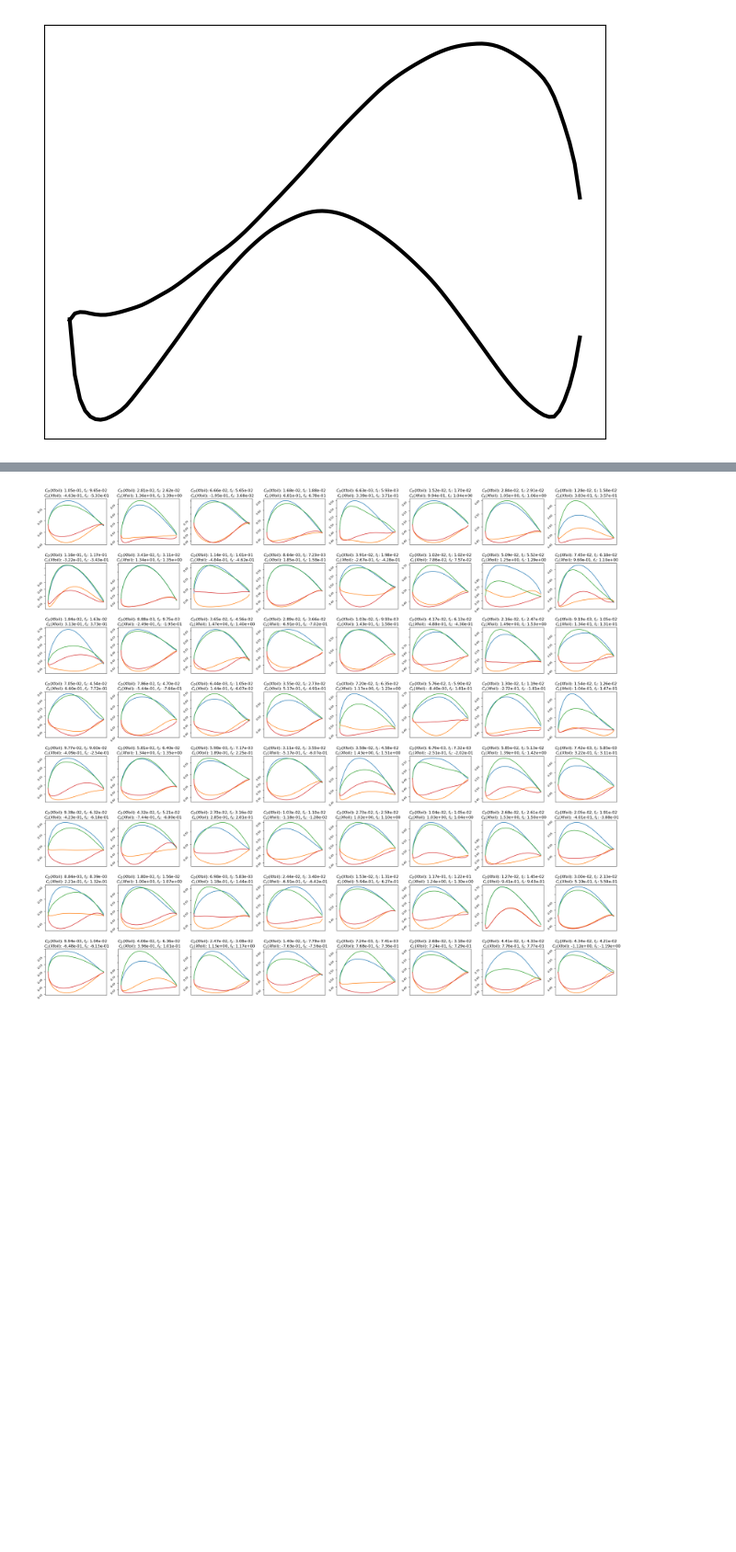
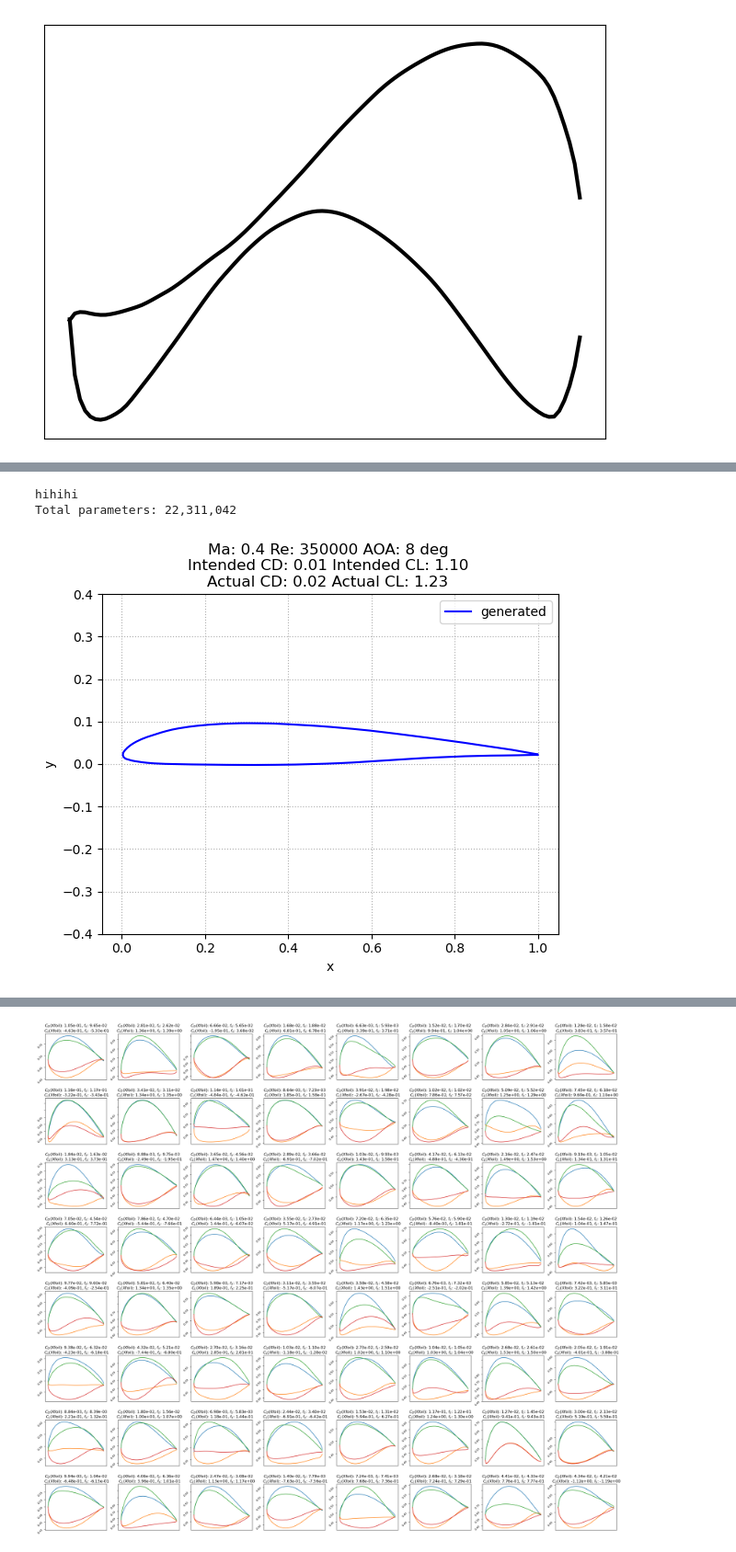
Before and after one commit to Yingfangeng/Diffusion_based_2DAirfoil_Generation, a Jupyter notebook: demo.ipynb, the cells around one changed output, grey strips where cells are left out. Shown at 92% size. Drawn from its saved outputs; the diff is of its cells as text; code cells hidden in the pictures; blank space fills up the shorter version.

```diff
--- a/demo.ipynb
+++ b/demo.ipynb
@@ -150,0 +455,6 @@ surrogate_dataset.__len__()
+# %%
+model_deployment(mode = 'test', data_structure='raw_coords', sample_number=None, AOA=8, Ma=0.4, Re=350000, CL=1.1, CD=0.01)
+# %% [output]
+hihihi
+Total parameters: 22,311,042
+[figure, added]
```
Also changed, not shown: parts of 22 cells of this notebook, 20 other files.
